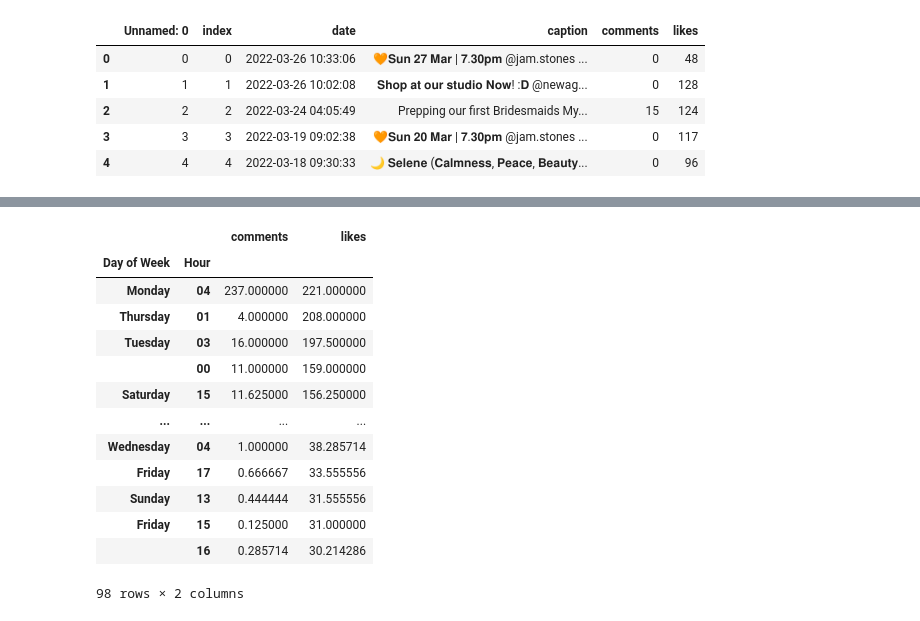
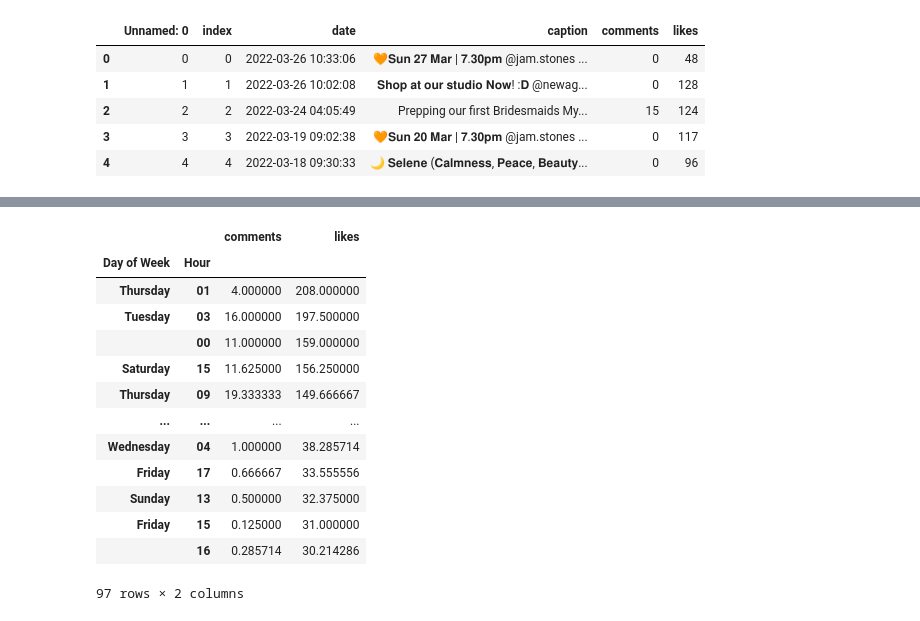
Before and after one commit to gerry-9987/SA, a Jupyter notebook: optimal_timing_Jamstone.ipynb, the cells around one changed output, grey strips where cells are left out. Cells and saved outputs as stored; diff of their text form; code cells hidden in the pictures.

```diff
--- a/optimal_timing_Jamstone.ipynb
+++ b/optimal_timing_Jamstone.ipynb
@@ -88,0 +39,4 @@ df_jamstone_no_giveaway
+# %%
+df_jamstone_no_giveaway = df[df["caption"].str.contains("giveaway") == False]
+
+df_jamstone_no_giveaway
@@ -89,19 +72,23 @@ df_jamstone_no_giveaway
+# %%
+df_jamstone_no_giveaway = df_jamstone_no_giveaway[["comments","likes","Day of Week","Hour"]]
+
+df_jamstone_giveaway = df_jamstone_giveaway[["comments","likes","Day of Week","Hour"]]
 # %%
-df_jamstone_mean = df_jamstone.groupby(['Day of Week','Hour']).mean().sort_values(['likes'], ascending=False)
+df_jamstone_no_giveaway_sort_likes = df_jamstone_no_giveaway.groupby(["Day of Week","Hour"]).mean().sort_values(by=["likes"], ascending=False)
 
-df_jamstone_mean
+df_jamstone_no_giveaway_sort_likes
 # %% [output]
 |  |  | comments | likes |
 | Day of Week | Hour |  |  |
-| Monday | 04 | 237.000000 | 221.000000 |
 | Thursday | 01 | 4.000000 | 208.000000 |
 | Tuesday | 03 | 16.000000 | 197.500000 |
 |  | 00 | 11.000000 | 159.000000 |
 | Saturday | 15 | 11.625000 | 156.250000 |
+| Thursday | 09 | 19.333333 | 149.666667 |
 | ... | ... | ... | ... |
 | Wednesday | 04 | 1.000000 | 38.285714 |
 | Friday | 17 | 0.666667 | 33.555556 |
-| Sunday | 13 | 0.444444 | 31.555556 |
+| Sunday | 13 | 0.500000 | 32.375000 |
 | Friday | 15 | 0.125000 | 31.000000 |
 |  | 16 | 0.285714 | 30.214286 |
-98 rows × 2 columns
+97 rows × 2 columns
```
Also changed, not shown: parts of 19 cells of this notebook, 9 other files.
